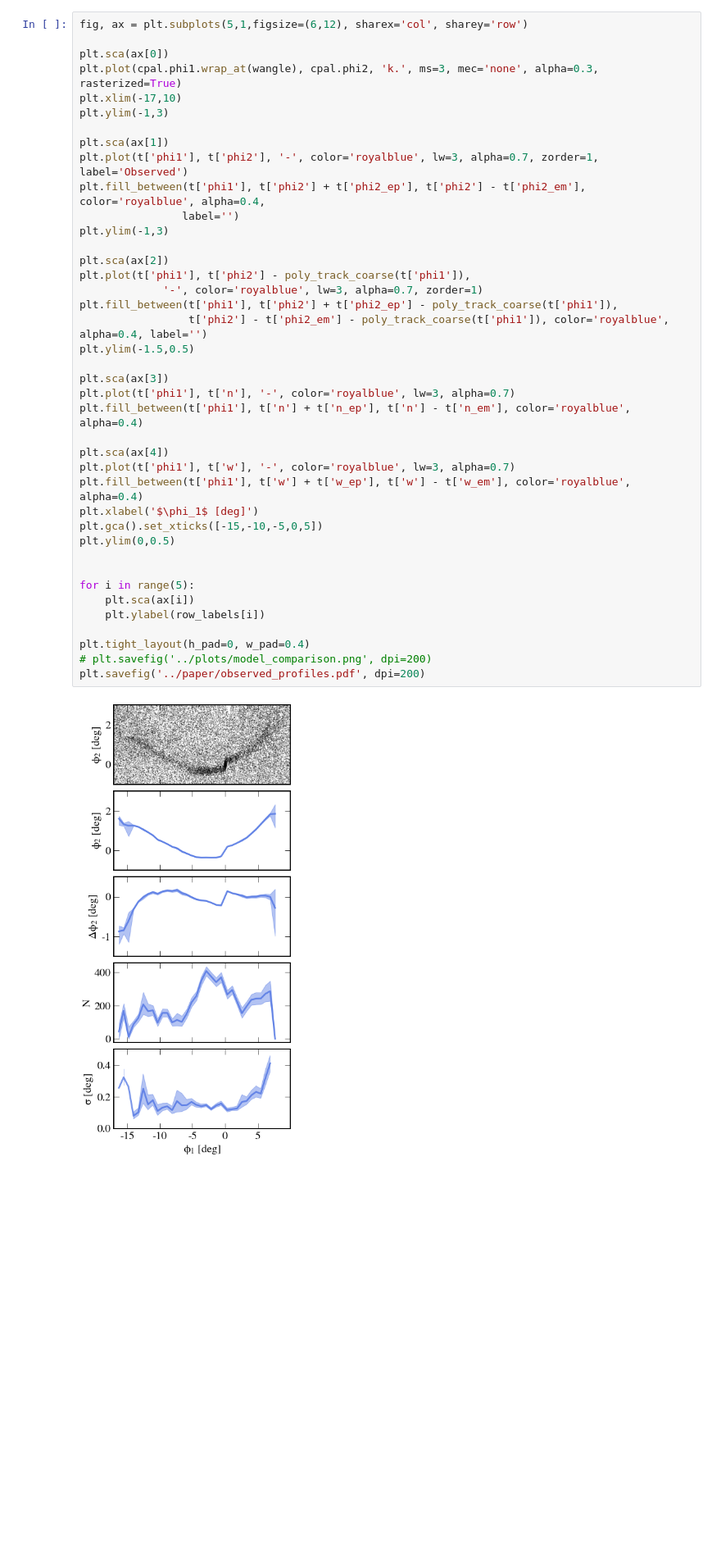
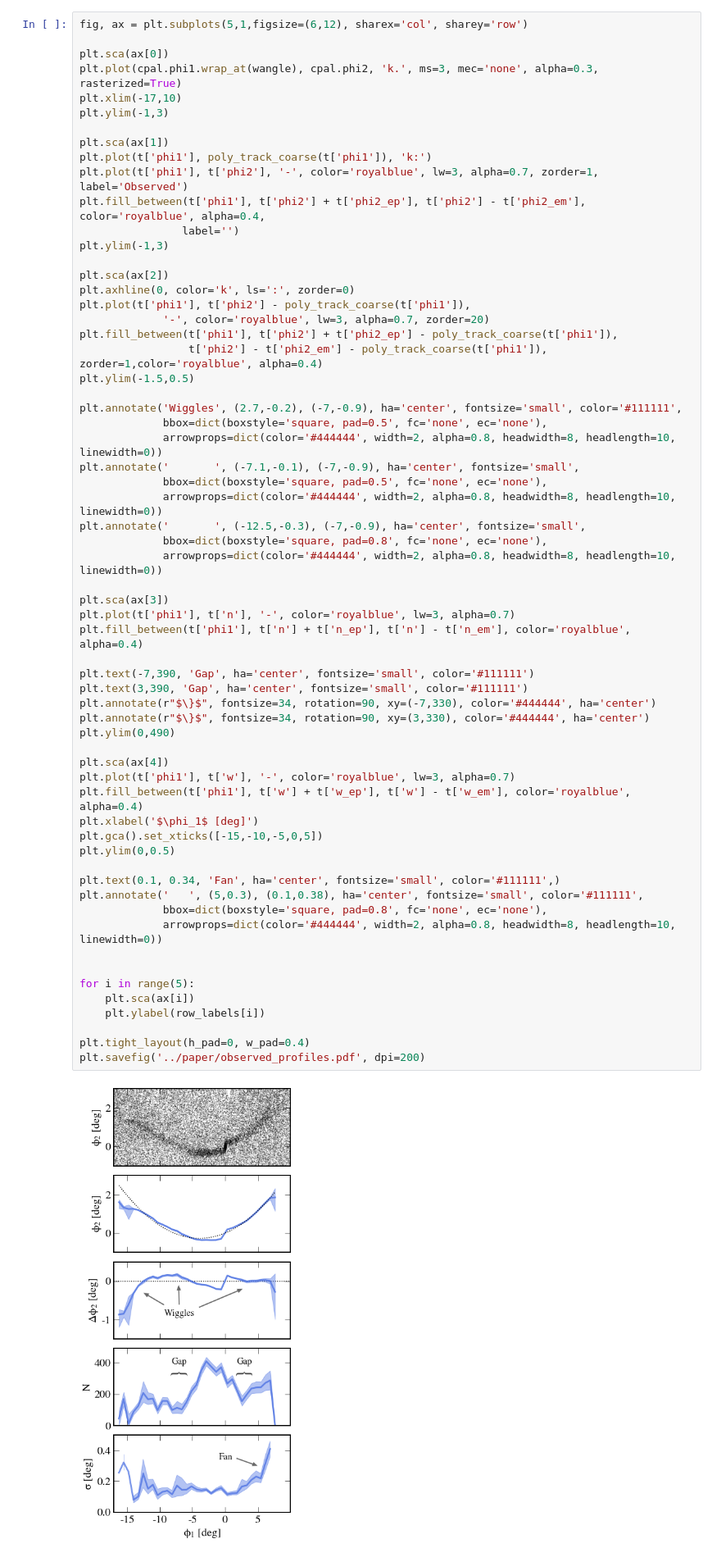
Before and after one commit to adrn/Pal5sBiggestFan, a Jupyter notebook: notebooks/fig_data_profile.ipynb, the cells around one changed output. Shown at 82% size. Saved outputs shown, nothing was run; the diff lists cells and outputs as text; blank space fills up the shorter version.

Commit message:
annotated fig 3

```diff
--- a/notebooks/fig_data_profile.ipynb
+++ b/notebooks/fig_data_profile.ipynb
@@ -43,36 +79,58 @@ plt.xlim(-17,10)
 plt.ylim(-1,3)
 
 plt.sca(ax[1])
+plt.plot(t['phi1'], poly_track_coarse(t['phi1']), 'k:')
 plt.plot(t['phi1'], t['phi2'], '-', color='royalblue', lw=3, alpha=0.7, zorder=1, label='Observed')
 plt.fill_between(t['phi1'], t['phi2'] + t['phi2_ep'], t['phi2'] - t['phi2_em'], color='royalblue', alpha=0.4,
                 label='')
 plt.ylim(-1,3)
 
 plt.sca(ax[2])
+plt.axhline(0, color='k', ls=':', zorder=0)
 plt.plot(t['phi1'], t['phi2'] - poly_track_coarse(t['phi1']),
-             '-', color='royalblue', lw=3, alpha=0.7, zorder=1)
+             '-', color='royalblue', lw=3, alpha=0.7, zorder=20)
 plt.fill_between(t['phi1'], t['phi2'] + t['phi2_ep'] - poly_track_coarse(t['phi1']),
-                 t['phi2'] - t['phi2_em'] - poly_track_coarse(t['phi1']), color='royalblue', alpha=0.4, label='')
+                 t['phi2'] - t['phi2_em'] - poly_track_coarse(t['phi1']), zorder=1,color='royalblue', alpha=0.4)
 plt.ylim(-1.5,0.5)
+
+plt.annotate('Wiggles', (2.7,-0.2), (-7,-0.9), ha='center', fontsize='small', color='#111111',
+             bbox=dict(boxstyle='square, pad=0.5', fc='none', ec='none'),
+             arrowprops=dict(color='#444444', width=2, alpha=0.8, headwidth=8, headlength=10, linewidth=0))
+plt.annotate('       ', (-7.1,-0.1), (-7,-0.9), ha='center', fontsize='small',
+             bbox=dict(boxstyle='square, pad=0.5', fc='none', ec='none'),
+             arrowprops=dict(color='#444444', width=2, alpha=0.8, headwidth=8, headlength=10, linewidth=0))
+plt.annotate('       ', (-12.5,-0.3), (-7,-0.9), ha='center', fontsize='small',
+             bbox=dict(boxstyle='square, pad=0.8', fc='none', ec='none'),
+             arrowprops=dict(color='#444444', width=2, alpha=0.8, headwidth=8, headlength=10, linewidth=0))
 
 plt.sca(ax[3])
 plt.plot(t['phi1'], t['n'], '-', color='royalblue', lw=3, alpha=0.7)
 plt.fill_between(t['phi1'], t['n'] + t['n_ep'], t['n'] - t['n_em'], color='royalblue', alpha=0.4)
+
+plt.text(-7,390, 'Gap', ha='center', fontsize='small', color='#111111')
+plt.text(3,390, 'Gap', ha='center', fontsize='small', color='#111111')
+plt.annotate(r"$\}$", fontsize=34, rotation=90, xy=(-7,330), color='#444444', ha='center')
+plt.annotate(r"$\}$", fontsize=34, rotation=90, xy=(3,330), color='#444444', ha='center')
+plt.ylim(0,490)
 
 plt.sca(ax[4])
 plt.plot(t['phi1'], t['w'], '-', color='royalblue', lw=3, alpha=0.7)
 plt.fill_between(t['phi1'], t['w'] + t['w_ep'], t['w'] - t['w_em'], color='royalblue', alpha=0.4)
 plt.xlabel('$\phi_1$ [deg]')
 plt.gca().set_xticks([-15,-10,-5,0,5])
 plt.ylim(0,0.5)
 
+plt.text(0.1, 0.34, 'Fan', ha='center', fontsize='small', color='#111111',)
+plt.annotate('   ', (5,0.3), (0.1,0.38), ha='center', fontsize='small', color='#111111',
+             bbox=dict(boxstyle='square, pad=0.8', fc='none', ec='none'),
+             arrowprops=dict(color='#444444', width=2, alpha=0.8, headwidth=8, headlength=10, linewidth=0))
+
 
 for i in range(5):
     plt.sca(ax[i])
     plt.ylabel(row_labels[i])
 
 plt.tight_layout(h_pad=0, w_pad=0.4)
-# plt.savefig('../plots/model_comparison.png', dpi=200)
 plt.savefig('../paper/observed_profiles.pdf', dpi=200)
 # %% [output]
-[figure, old version]
+[figure, new version]
```
Also changed, not shown: parts of 2 cells of this notebook, 2 other files.
